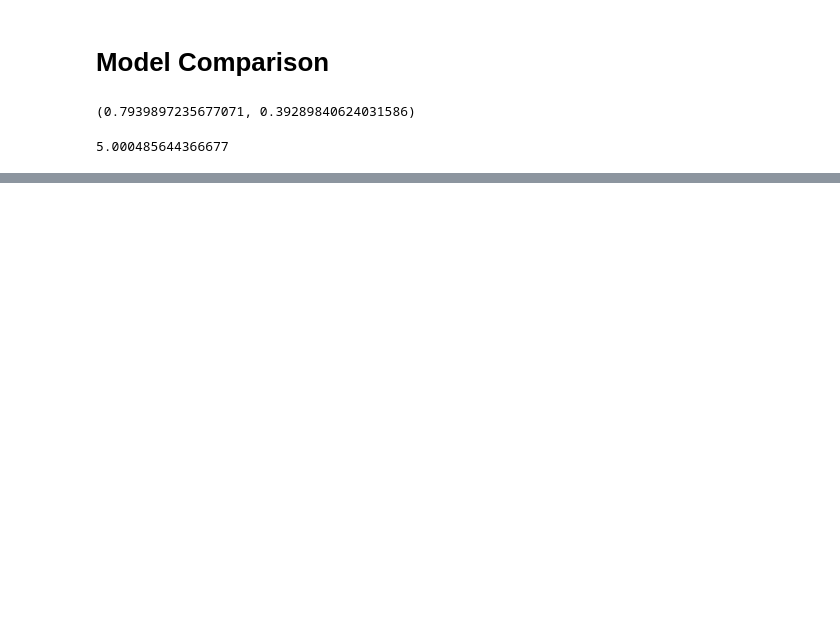
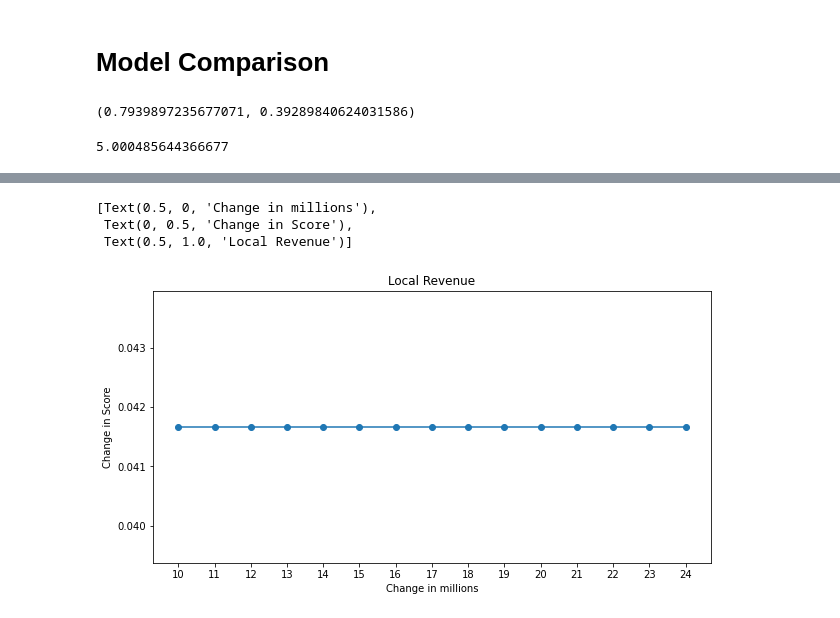
Before and after one commit to mlu004/US_Education, a Jupyter notebook: 04_Modeling_US_Education.ipynb, the cells around one changed output, grey strips where cells are left out. Drawn from its saved outputs; the diff is of its cells as text; code cells hidden in the pictures; blank space fills up the shorter version.

```diff
--- a/04_Modeling_US_Education.ipynb
+++ b/04_Modeling_US_Education.ipynb
@@ -306,0 +535,15 @@ We have a significantly lower score on the Random Forest model
+# %%
+local_delta_2 = [(i+10)*1000000 for i in range(15)]
+score_deltas_2 = [predict_increase(['LOCAL_REVENUE'], [delta]) for delta in local_delta_2]
+
+fig, ax = plt.subplots( figsize=(10, 5))
+fig.subplots_adjust(wspace=0.5)
+ax.plot(local_delta_2, score_deltas_2, 'o-')
+ax.set_xticks(local_delta_2)
+ax.set_xticklabels([i+10 for i in range(15)])
+ax.set(xlabel='Change in millions', ylabel='Change in Score', title='Local Revenue')
+# %% [output]
+[Text(0.5, 0, 'Change in millions'),
+ Text(0, 0.5, 'Change in Score'),
+ Text(0.5, 1.0, 'Local Revenue')]
+[figure, added]
```
Also changed, not shown: parts of 48 cells of this notebook.
